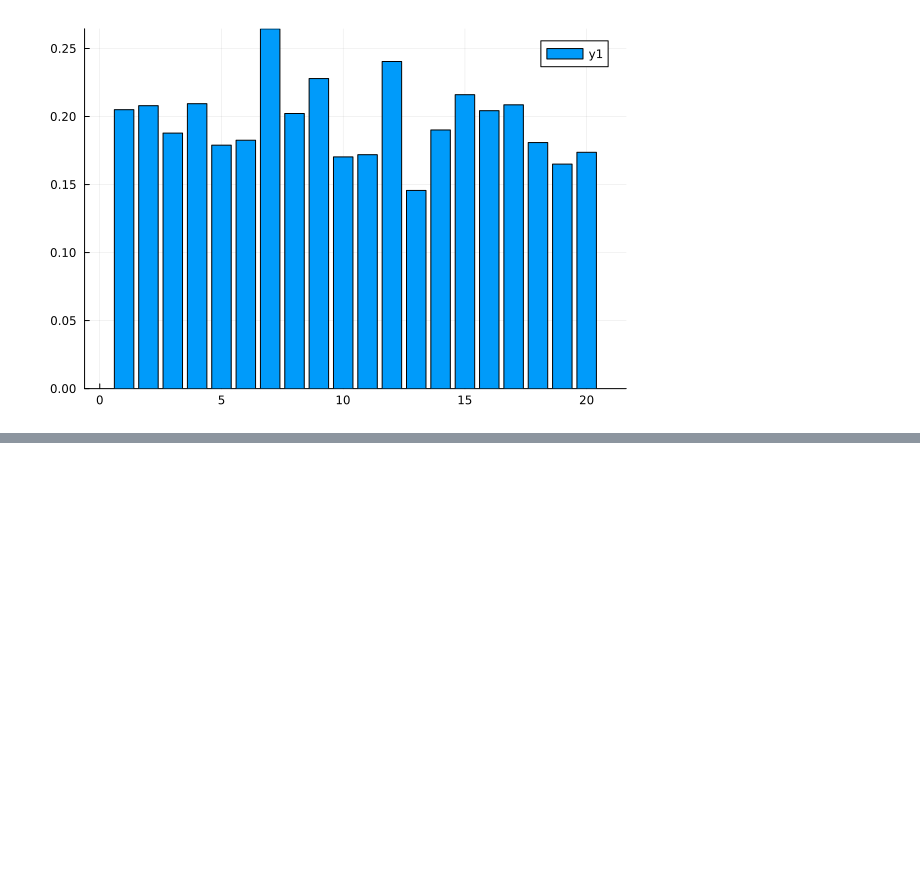
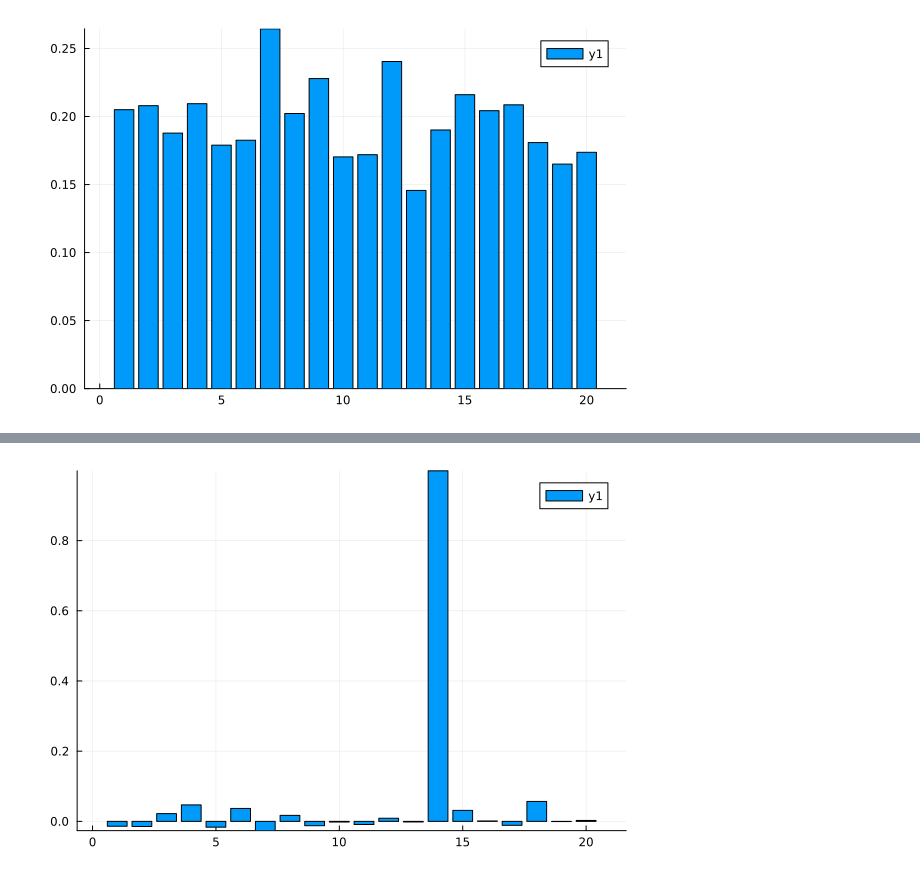
Before and after one commit to wilkieolin/phasor_julia, a Jupyter notebook: resonator.ipynb, the cells around one changed output, grey strips where cells are left out. Cells and saved outputs as stored; diff of their text form; code cells hidden in the pictures; blank space fills up the shorter version.

```diff
--- a/resonator.ipynb
+++ b/resonator.ipynb
@@ -118,0 +253,4 @@ bar(similarity_outer(y_cb, Y_cb, dims=1) |> vec)
+# %%
+plot(similarity_outer(g[end][1:1,:], X_cb, dims=1) |> vec)
+# %% [output]
+[figure, added]
```
Also changed, not shown: parts of 31 cells of this notebook.
